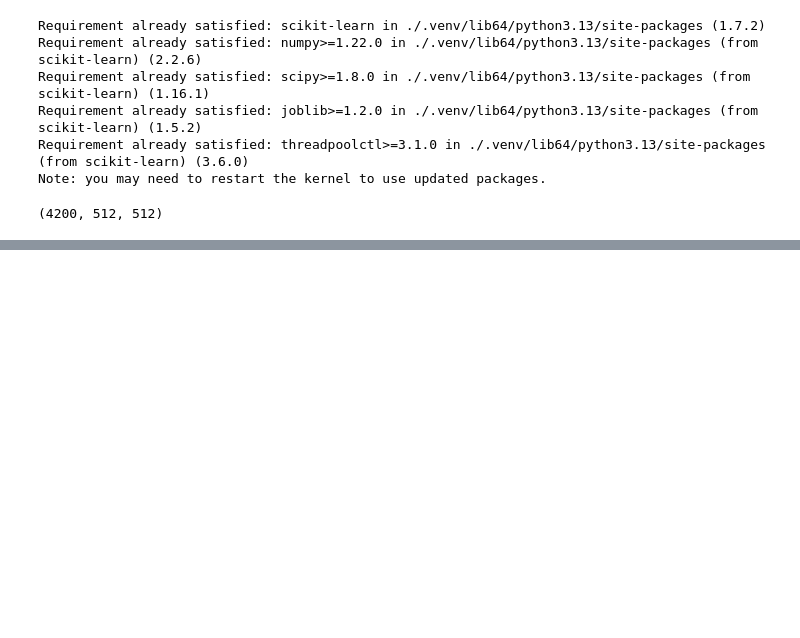
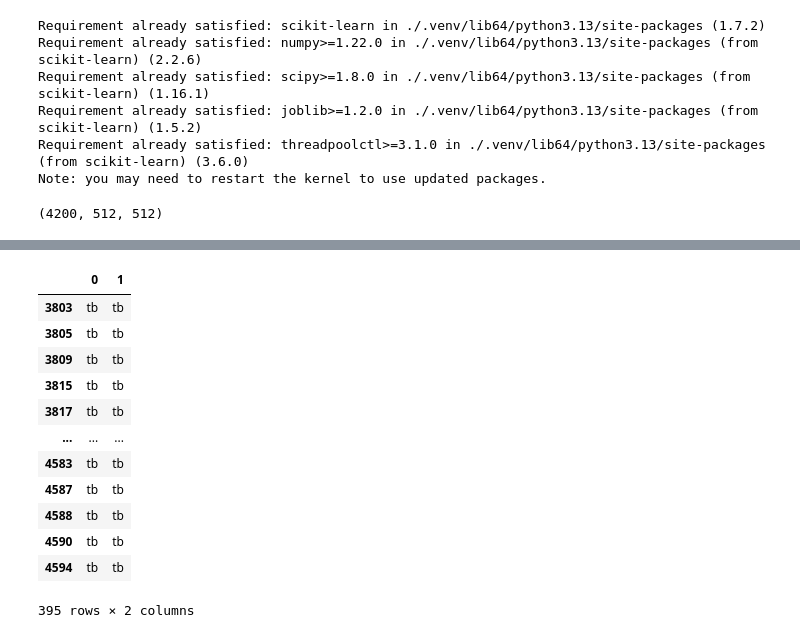
Before and after one commit to jeremia49/pacd-kelp4, a Jupyter notebook: code.ipynb, the cells around one changed output, grey strips where cells are left out. Saved outputs shown, nothing was run; the diff lists cells and outputs as text; code cells hidden in the pictures; blank space fills up the shorter version.

```diff
--- a/code.ipynb
+++ b/code.ipynb
@@ -172,2 +212,20 @@ accuracy_score(dict_test['y'], result)
+# %%
+filtered=df[df.iloc[:, 0] == df.iloc[:, 1]]
+# %%
+filtered[filtered.iloc[:,0]== "tb"]
+# %% [output]
+|  | 0 | 1 |
+| 3803 | tb | tb |
+| 3805 | tb | tb |
+| 3809 | tb | tb |
+| 3815 | tb | tb |
+| 3817 | tb | tb |
+| ... | ... | ... |
+| 4583 | tb | tb |
+| 4587 | tb | tb |
+| 4588 | tb | tb |
+| 4590 | tb | tb |
+| 4594 | tb | tb |
+395 rows × 2 columns
 # %%
 # accuracy_score(dict_test['y'], result_svc)
```
Also changed, not shown: parts of 26 cells of this notebook, 2 other files.
